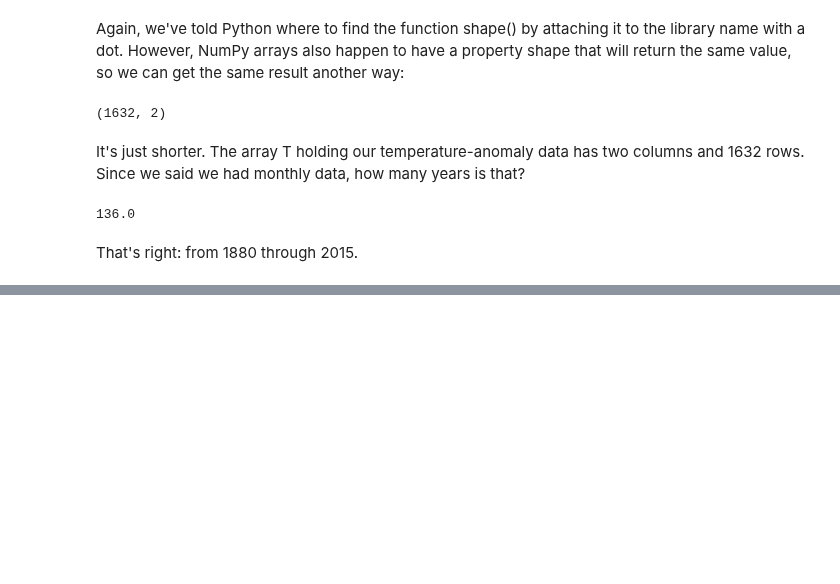
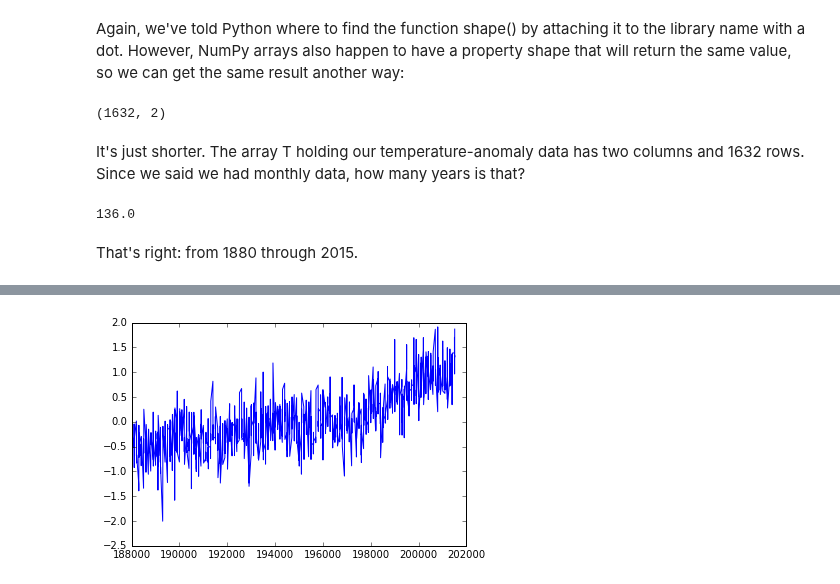
Before and after one commit to barbagroup/essential_skills_RRC, a Jupyter notebook: the_python_scientific_stack.ipynb, the cells around one changed output, grey strips where cells are left out. Drawn from its saved outputs; the diff is of its cells as text; code cells hidden in the pictures; blank space fills up the shorter version.

```diff
--- a/the_python_scientific_stack.ipynb
+++ b/the_python_scientific_stack.ipynb
@@ -103,0 +131,4 @@ That's right: from 1880 through 2015.
+# %%
+pyplot.plot(T_land[:,0],T_land[:,1]);
+# %% [output]
+[figure, added]
```
Also changed, not shown: parts of 24 cells of this notebook.
